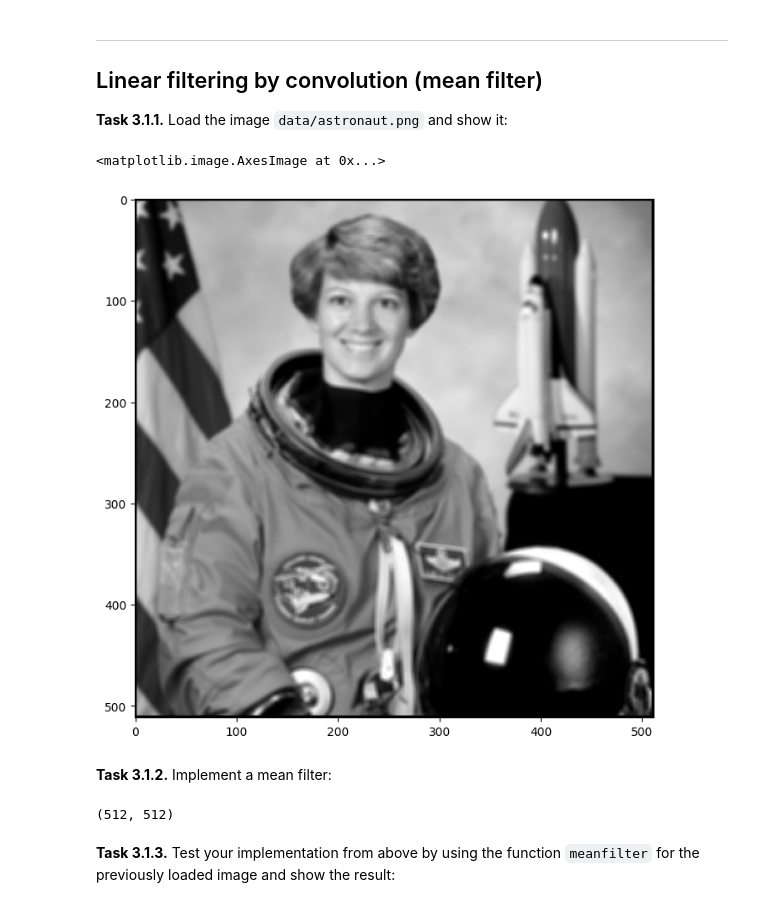
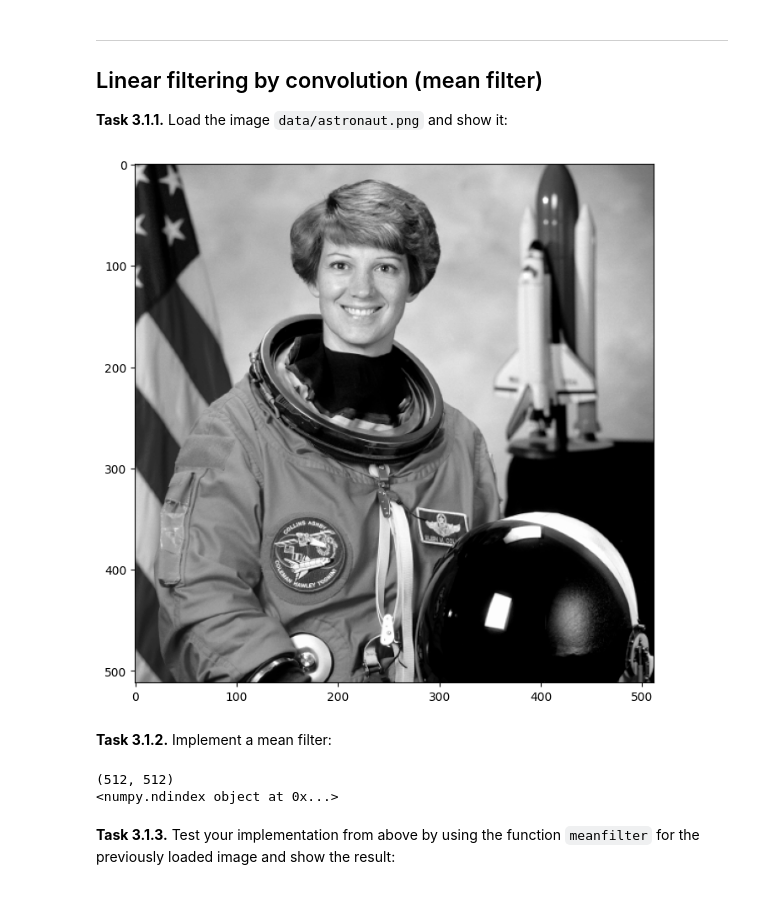
Before and after one commit to JanFelixSchreiber/mobi-fs3-python, a Jupyter notebook: task3.ipynb, the cells around one changed output. Saved outputs shown, nothing was run; the diff lists cells and outputs as text; code cells hidden in the pictures.

```diff
--- a/task3.ipynb
+++ b/task3.ipynb
@@ -12,18 +12,19 @@ import matplotlib.pyplot as plt
 # %%
 img=plt.imread('data/astronaut.png')
 plt.figure(figsize=(15,8))
 plt.imshow(img, 'gray')
 img5=plt.imread('data/astronaut_meanfilter5.png')
-plt.imshow(img5, 'gray')
+med5=plt.imread('data/astronaut_medianfilter5.png')
 # %% [output]
-<matplotlib.image.AxesImage at 0x...>
-[figure, old version]
+[figure, new version]
 # %% [markdown]
 **<a id="#">Task 3.1.2.</a>** Implement a mean filter:
 # %%
 print(img.shape)
+print(numpy.ndindex(img.shape))
 # %% [output]
 (512, 512)
+<numpy.ndindex object at 0x...>
 # %%
 def meanfilter(img_in, size):
     result = numpy.zeros(img_in.shape)
```
Also changed, not shown: parts of 7 cells of this notebook.
